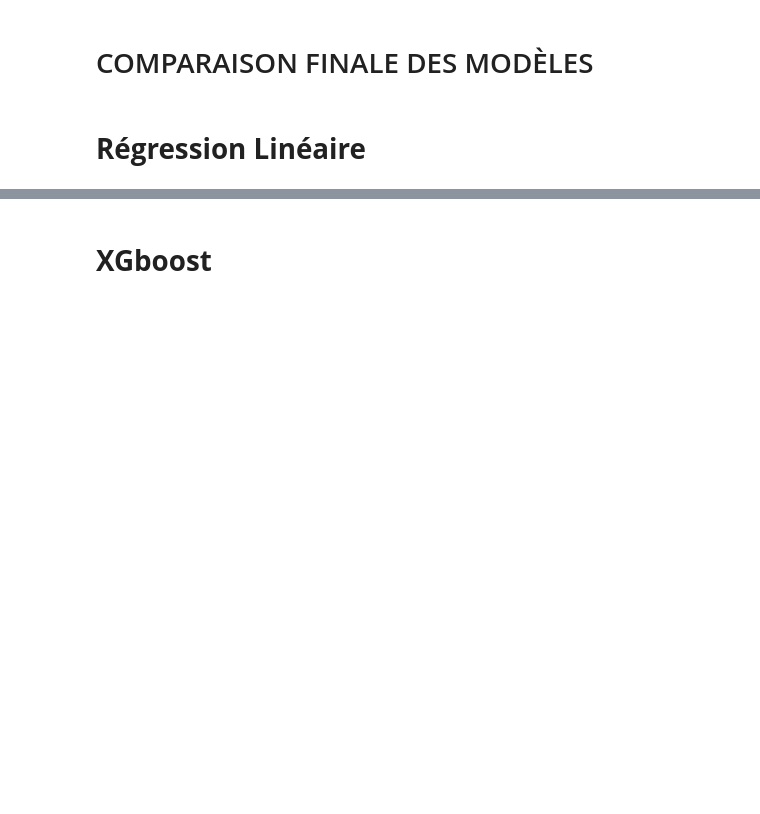
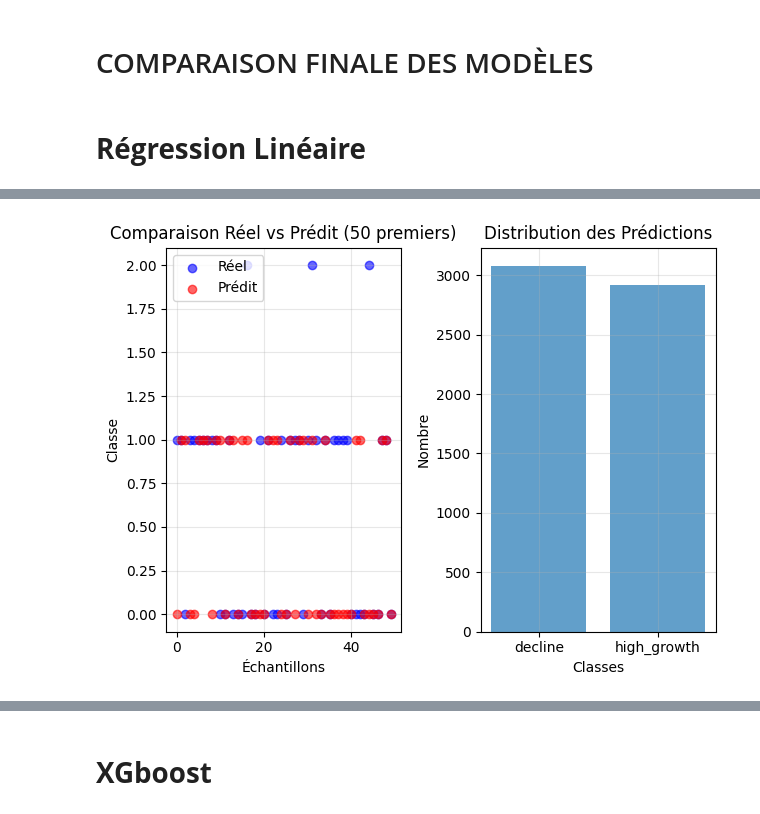
Before and after one commit to Meria-Troudi/mlProject, a Jupyter notebook: models/bo1_Models.ipynb, the cells around one changed output, grey strips where cells are left out. Cells and saved outputs as stored; diff of their text form; code cells hidden in the pictures; blank space fills up the shorter version.

```diff
--- a/models/bo1_Models.ipynb
+++ b/models/bo1_Models.ipynb
@@ -52,2 +60,5 @@ Aperçu des 5 premières lignes :
+# %%
+y = df_numeric["Growth_Category_num"]
+X = df_numeric.drop(columns=["Growth_Category_num"])
 # %% [markdown]
 # **KNN**
@@ -340,3 +317,11 @@ weighted avg       1.00      1.00      1.00      6000
 #  COMPARAISON FINALE DES MODÈLES
 # %% [markdown]
 # **Régression Linéaire**
+# %%
+X_train_reg = X_train
+X_test_reg = X_test
+y_train_reg = y_train
+y_test_reg = y_test
+print(f"Shape X_train_reg: {X_train_reg.shape}, Shape y_train_reg: {y_train_reg.shape}")
+print(f"Shape X_test_reg: {X_test_reg.shape}, Shape y_test_reg: {y_test_reg.shape}")
+print(f"classes: {le.classes_}")
@@ -342,0 +332,4 @@ weighted avg       1.00      1.00      1.00      6000
+# %%
+# **5. Entraîner le modèle de régression logistique**
+log_reg = LogisticRegression(random_state=42, max_iter=1000)
+log_reg.fit(X_train_reg, y_train_reg)
@@ -383,0 +408,24 @@ weighted avg       0.95      0.95      0.94      6000
+# %%
+# Comparaison réel vs prédit
+plt.subplot(1, 2, 1)
+plt.scatter(range(len(y_test_reg[:50])), y_test_reg[:50], color='blue', label='Réel', alpha=0.6)
+plt.scatter(range(len(y_pred_log[:50])), y_pred_log[:50], color='red', label='Prédit', alpha=0.6)
+plt.xlabel('Échantillons')
+plt.ylabel('Classe')
+plt.title('Comparaison Réel vs Prédit (50 premiers)')
+plt.legend()
+plt.grid(True, alpha=0.3)
+
+# Graphique 2: Distribution des prédictions
+plt.subplot(1, 2, 2)
+unique, counts = np.unique(y_pred_log, return_counts=True)
+plt.bar(le.inverse_transform(unique), counts, alpha=0.7)
+plt.title('Distribution des Prédictions')
+plt.xlabel('Classes')
+plt.ylabel('Nombre')
+plt.grid(True, alpha=0.3)
+
+plt.tight_layout()
+plt.show()
+# %% [output]
+[figure, added]
```
Also changed, not shown: parts of 30 cells of this notebook, 4 other files.
